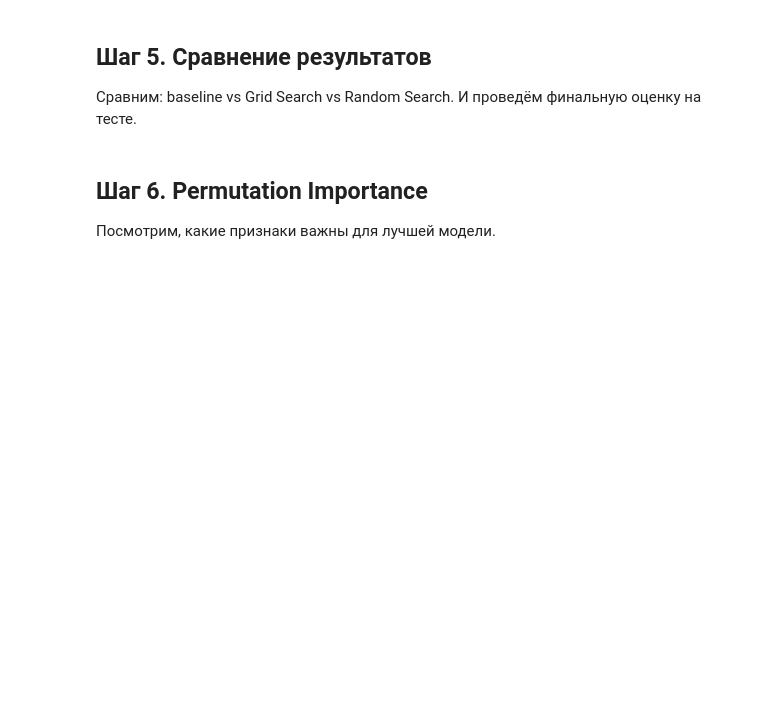
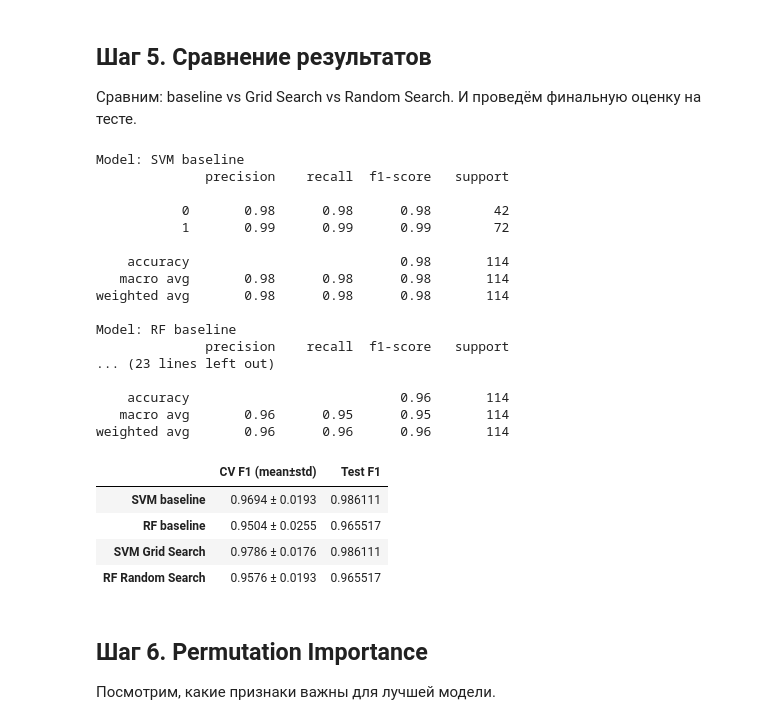
Before and after one commit to Xivalor/ml-course-homeworks, a Jupyter notebook: hw10_interpretation/hp_interp_practice_student.ipynb, the cells around one changed output. Cells and saved outputs as stored; diff of their text form; code cells hidden in the pictures; blank space fills up the shorter version.

```diff
--- a/hw10_interpretation/hp_interp_practice_student.ipynb
+++ b/hw10_interpretation/hp_interp_practice_student.ipynb
@@ -188,25 +225,69 @@ print(f"Лучший CV F1: {rf_random_search.best_score_:.4f}")
 # %%
 from sklearn.metrics import classification_report
 
 # ╔══════════════════════════════════════════════════════════════╗
 # ║  ЗАДАНИЕ 5: Оцените лучшие модели (svm_grid_search и         ║
 # ║  rf_random_search) на тестовой выборке X_test, y_test        ║
 # ║                                                              ║
 # ║  Для каждой модели выведите classification_report            ║
 # ║  Сравните с baseline моделями из шага 2                      ║
 # ║                                                              ║
-# ║  ВАЖНО: тест используем ТОЛЬКО ЗДЕСЬ, один раз!             ║
+# ║  ВАЖНО: тест используем ТОЛЬКО ЗДЕСЬ, один раз!              ║
 # ╚══════════════════════════════════════════════════════════════╝
 
 # YOUR CODE HERE
+
+models = {
+    'SVM baseline': base_models['SVM'],
+    'RF baseline': base_models['RandomForest'],
+    'SVM Grid Search': svm_grid_search.best_estimator_,
+    'RF Random Search': rf_random_search.best_estimator_
+}
+
+df_test = pd.DataFrame(columns=['CV F1 (mean±std)', 'Test F1'])
+for name, model in models.items():
+    scores = cross_val_score(model, X=X_train, y=y_train, cv=5, scoring="f1_macro")
+    cv_f1 = f"{scores.mean():.4f} ± {scores.std():.4f}"
+
+    model.fit(X_train, y_train)
+    y_pred = model.predict(X_test)
+
+    print(f"Model: {name}\n{classification_report(y_true=y_test, y_pred=y_pred)}")
+
+    df_test.loc[name] = (cv_f1, f1_score(y_true=y_test, y_pred=y_pred))
 
 # Заполните таблицу:
 # | Модель                | CV F1 (mean±std) | Test F1 |
 # |-----------------------|------------------|---------|
 # | SVM baseline          |                  |         |
 # | SVM Grid Search       |                  |         |
 # | RF baseline           |                  |         |
 # | RF Random Search      |                  |         |
+
+display(df_test)
+# %% [output]
+Model: SVM baseline
+              precision    recall  f1-score   support
+
+           0       0.98      0.98      0.98        42
+           1       0.99      0.99      0.99        72
+
+    accuracy                           0.98       114
+   macro avg       0.98      0.98      0.98       114
+weighted avg       0.98      0.98      0.98       114
+
+Model: RF baseline
+              precision    recall  f1-score   support
+... (23 lines left out)
+
+    accuracy                           0.96       114
+   macro avg       0.96      0.95      0.95       114
+weighted avg       0.96      0.96      0.96       114
+|  | CV F1 (mean±std) | Test F1 |
+| SVM baseline | 0.9694 ± 0.0193 | 0.986111 |
+| RF baseline | 0.9504 ± 0.0255 | 0.965517 |
+| SVM Grid Search | 0.9786 ± 0.0176 | 0.986111 |
+| RF Random Search | 0.9576 ± 0.0193 | 0.965517 |
 # %% [markdown]
 ## Шаг 6. Permutation Importance
 
```
Also changed, not shown: parts of 5 cells of this notebook.
